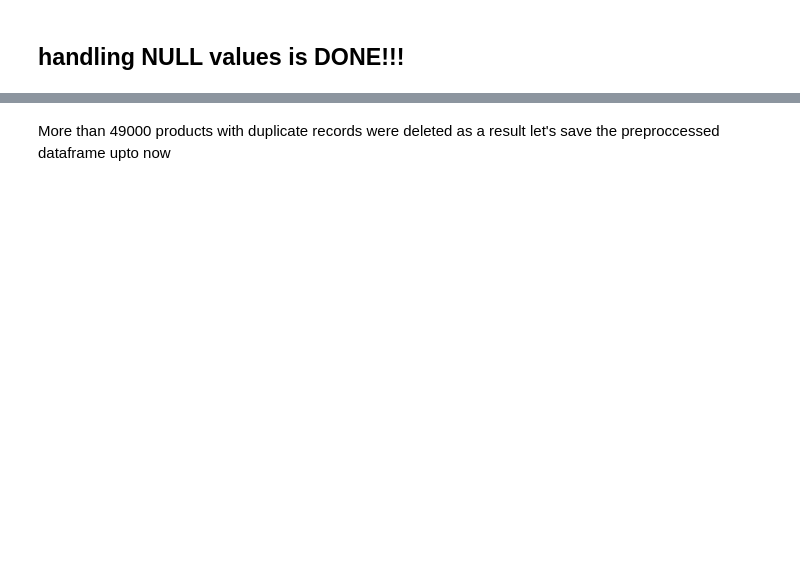
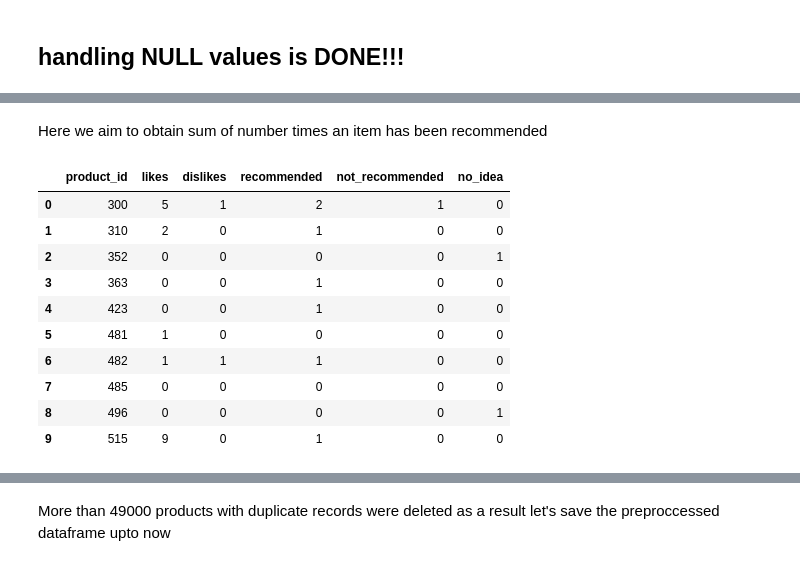
Before and after one commit to sulaimanbehzad/Clustering_according_to_item_popularity, a Jupyter notebook: clustering.ipynb, the cells around one changed output, grey strips where cells are left out. Drawn from its saved outputs; the diff is of its cells as text; code cells hidden in the pictures; blank space fills up the shorter version.

```diff
--- a/clustering.ipynb
+++ b/clustering.ipynb
@@ -286,0 +350,17 @@ next step is to drop duplicates
+# %% [markdown]
+Here we aim to obtain sum of number times an item has been recommended
+# %%
+sum_of_recomm = prep_df.groupby(by=['product_id'], as_index=False).sum()
+sum_of_recomm.head(10)
+# %% [output]
+|  | product_id | likes | dislikes | recommended | not_recommended | no_idea |
+| 0 | 300 | 5 | 1 | 2 | 1 | 0 |
+| 1 | 310 | 2 | 0 | 1 | 0 | 0 |
+| 2 | 352 | 0 | 0 | 0 | 0 | 1 |
+| 3 | 363 | 0 | 0 | 1 | 0 | 0 |
+| 4 | 423 | 0 | 0 | 1 | 0 | 0 |
+| 5 | 481 | 1 | 0 | 0 | 0 | 0 |
+| 6 | 482 | 1 | 1 | 1 | 0 | 0 |
+| 7 | 485 | 0 | 0 | 0 | 0 | 0 |
+| 8 | 496 | 0 | 0 | 0 | 0 | 1 |
+| 9 | 515 | 9 | 0 | 1 | 0 | 0 |
```
Also changed, not shown: parts of 25 cells of this notebook.
